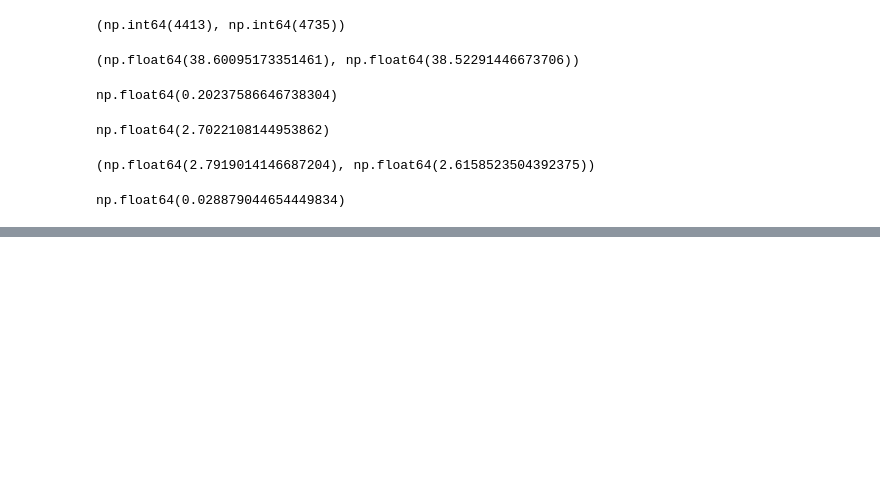
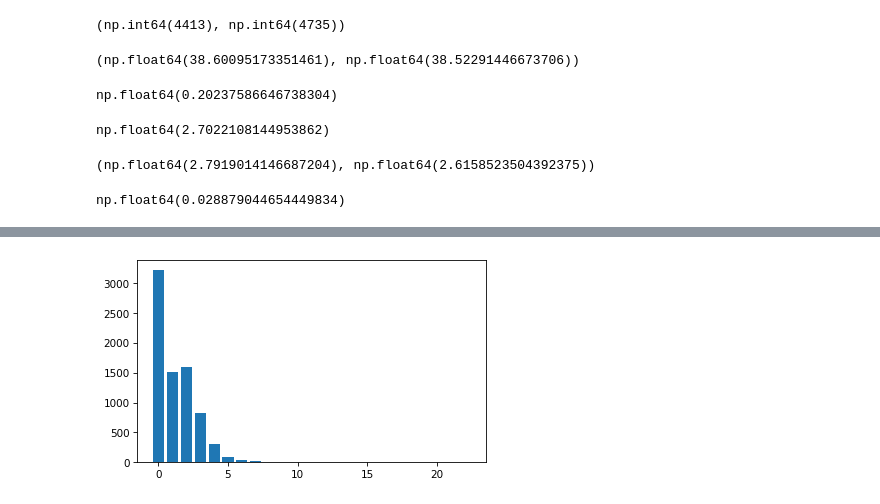
Before and after one commit to lochnes-007/EDA, a Jupyter notebook: nsfg.ipynb, the cells around one changed output, grey strips where cells are left out. Cells and saved outputs as stored; diff of their text form; code cells hidden in the pictures; blank space fills up the shorter version.

```diff
--- a/nsfg.ipynb
+++ b/nsfg.ipynb
@@ -379,0 +411,5 @@ np.float64(0.028879044654449834)
+# %%
+ftab_parity = FreqTab.from_seq(resp["parity"], name="parity")
+ftab_parity.bar()
+# %% [output]
+[figure, added]
```
Also changed, not shown: parts of 7 cells of this notebook, 2 other files.
